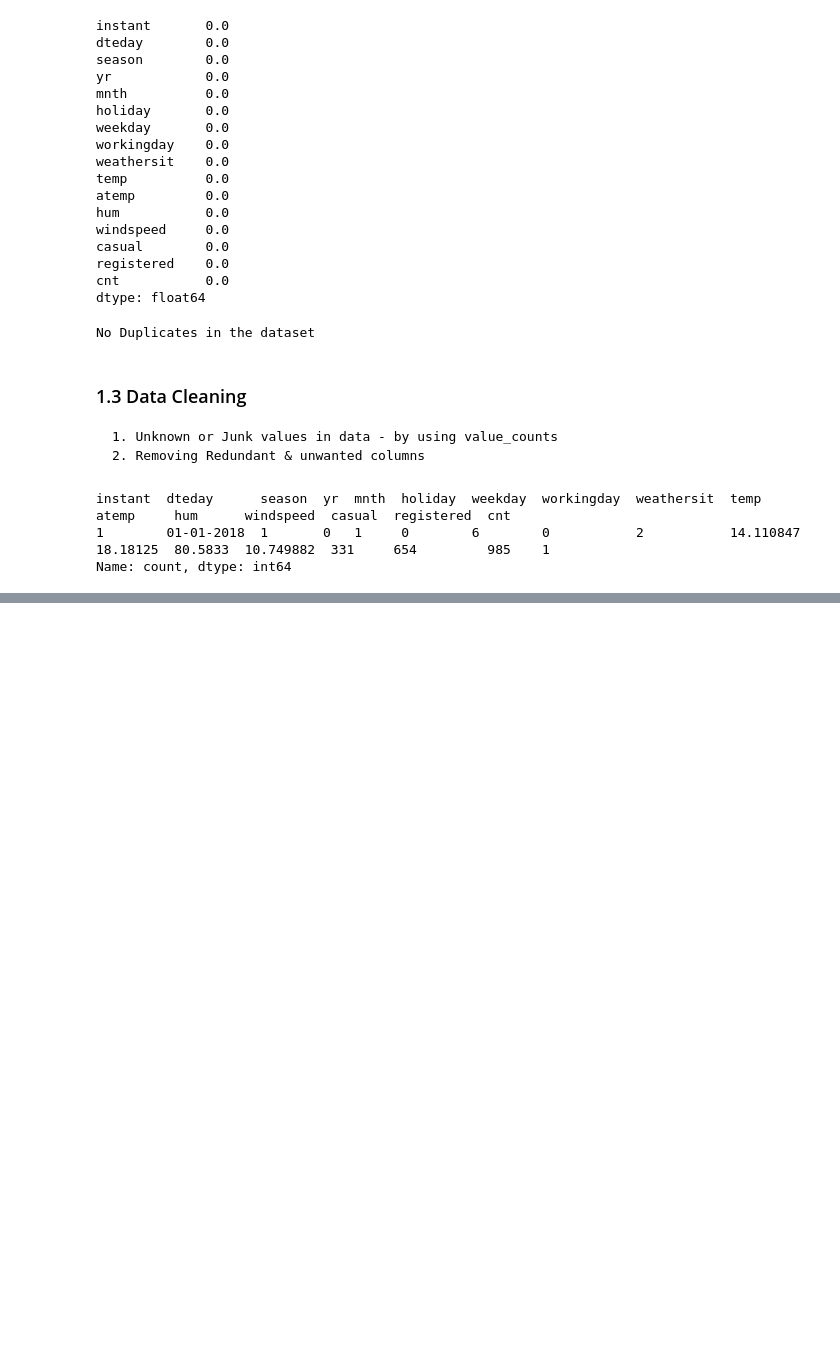
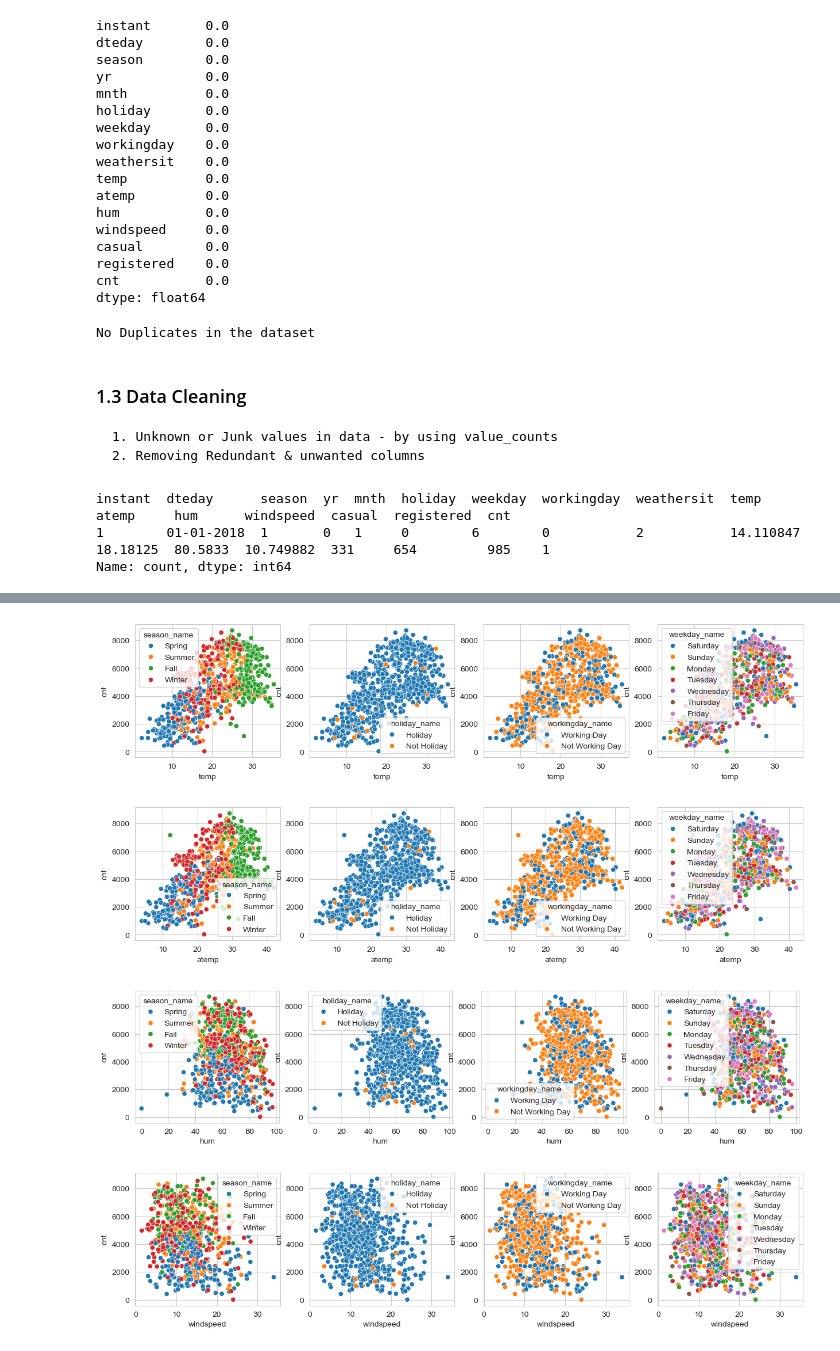
Before and after one commit to cmurakonda/Bike_Sharing, a Jupyter notebook: Bike_Sharing.ipynb, the cells around one changed output, grey strips where cells are left out. Drawn from its saved outputs; the diff is of its cells as text; code cells hidden in the pictures; blank space fills up the shorter version.

```diff
--- a/Bike_Sharing.ipynb
+++ b/Bike_Sharing.ipynb
@@ -248,0 +278,12 @@ plt.show()
+# %%
+for i, column in enumerate(NUMERICAL_COLUMNS):
+    fig, axs = plt.subplots(ncols=4, figsize=(15, 3))
+    sns.scatterplot(df_data, x=column, y='cnt',  hue="season_name",  ax=axs[0])
+    sns.scatterplot(df_data, x=column, y='cnt',  hue="holiday_name",  ax=axs[1])
+    sns.scatterplot(df_data, x=column, y='cnt',  hue="workingday_name",  ax=axs[2])
+    sns.scatterplot(df_data, x=column, y='cnt',  hue="weekday_name",  ax=axs[3])
+# %% [output]
+[figure, added]
+[figure, added]
+[figure, added]
+[figure, added]
```
Also changed, not shown: parts of 32 cells of this notebook, 4 other files.
